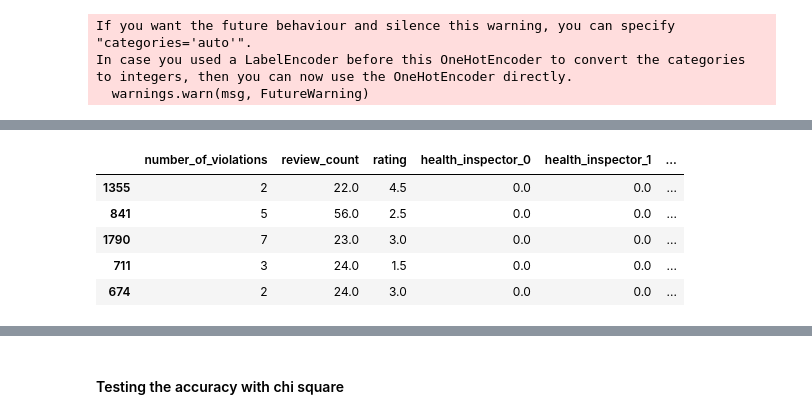
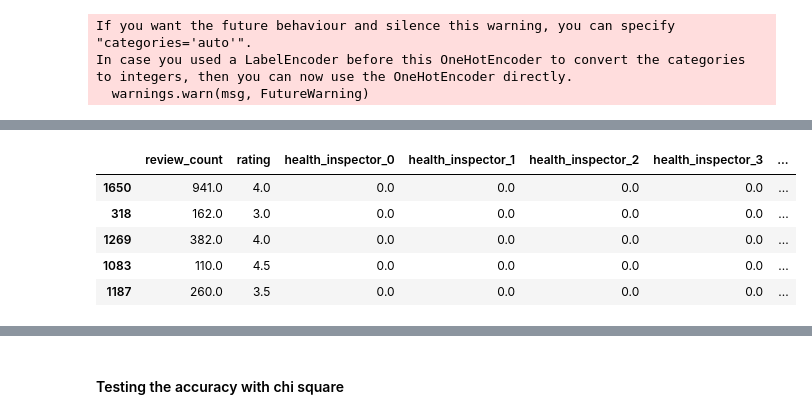
Before and after one commit to CodeBound-Annihilators/yelpproject, a Jupyter notebook: Matt_63_5bends.ipynb, the cells around one changed output, grey strips where cells are left out. Saved outputs shown, nothing was run; the diff lists cells and outputs as text; code cells hidden in the pictures.

```diff
--- a/Matt_63_5bends.ipynb
+++ b/Matt_63_5bends.ipynb
@@ -61,16 +61,14 @@ df.describe()
 health_scores= {'health_scores' : []}
 for x in df['total_score']:
 #     print(x)
-    if x >= 98:
+    if x > 99:
         health_scores['health_scores'].append('1')
-    elif x>=94:
+    elif x>=96:
         health_scores['health_scores'].append('2')
-    elif x >=89:
+    elif x >=92:
         health_scores['health_scores'].append('3')
-    elif x >=82:
+    else :
         health_scores['health_scores'].append('4')
-    else :
-        health_scores['health_scores'].append('5')
 #df
 df['health_scores']= health_scores['health_scores']
 # %%
@@ -172,15 +170,15 @@ enc_df.head()
 # %%
 #### Decision tree including number of review, total violations, yelp score, and inspector
 #training / test split
-X= enc_df.drop(columns=[ 'index_left', 'inspector_encode', 'index_right','inspection_date','longitude', 'latitude',  'inspector', 'violations', 'zip_code', 'house_numbers', 'categories', 'distance', 'name', 'sector', 'district', 'health_scores', 'total_score'])
+X= enc_df.drop(columns=[ 'index_left', 'inspector_encode', 'index_right', 'inspection_date','longitude', 'latitude',  'inspector', 'number_of_violations','violations', 'zip_code', 'house_numbers', 'categories', 'distance', 'name', 'sector', 'district', 'health_scores', 'total_score'])
 y= enc_df['health_scores']
 
 X_train, X_test, y_train, y_test = train_test_split(X, y, test_size = .3, random_state = 42, stratify=enc_df.health_scores)
 X_train.head()
 # %% [output]
-|  | number_of_violations | review_count | rating | health_inspector_0 | health_inspector_1 | ... |
-| 1355 | 2 | 22.0 | 4.5 | 0.0 | 0.0 | ... |
-| 841 | 5 | 56.0 | 2.5 | 0.0 | 0.0 | ... |
-| 1790 | 7 | 23.0 | 3.0 | 0.0 | 0.0 | ... |
-| 711 | 3 | 24.0 | 1.5 | 0.0 | 0.0 | ... |
-| 674 | 2 | 24.0 | 3.0 | 0.0 | 0.0 | ... |
+|  | review_count | rating | health_inspector_0 | health_inspector_1 | health_inspector_2 | health_inspector_3 | ... |
+| 1650 | 941.0 | 4.0 | 0.0 | 0.0 | 0.0 | 0.0 | ... |
+| 318 | 162.0 | 3.0 | 0.0 | 0.0 | 0.0 | 0.0 | ... |
+| 1269 | 382.0 | 4.0 | 0.0 | 0.0 | 0.0 | 0.0 | ... |
+| 1083 | 110.0 | 4.5 | 0.0 | 0.0 | 0.0 | 0.0 | ... |
+| 1187 | 260.0 | 3.5 | 0.0 | 0.0 | 0.0 | 0.0 | ... |
```
Also changed, not shown: parts of 25 cells of this notebook.
